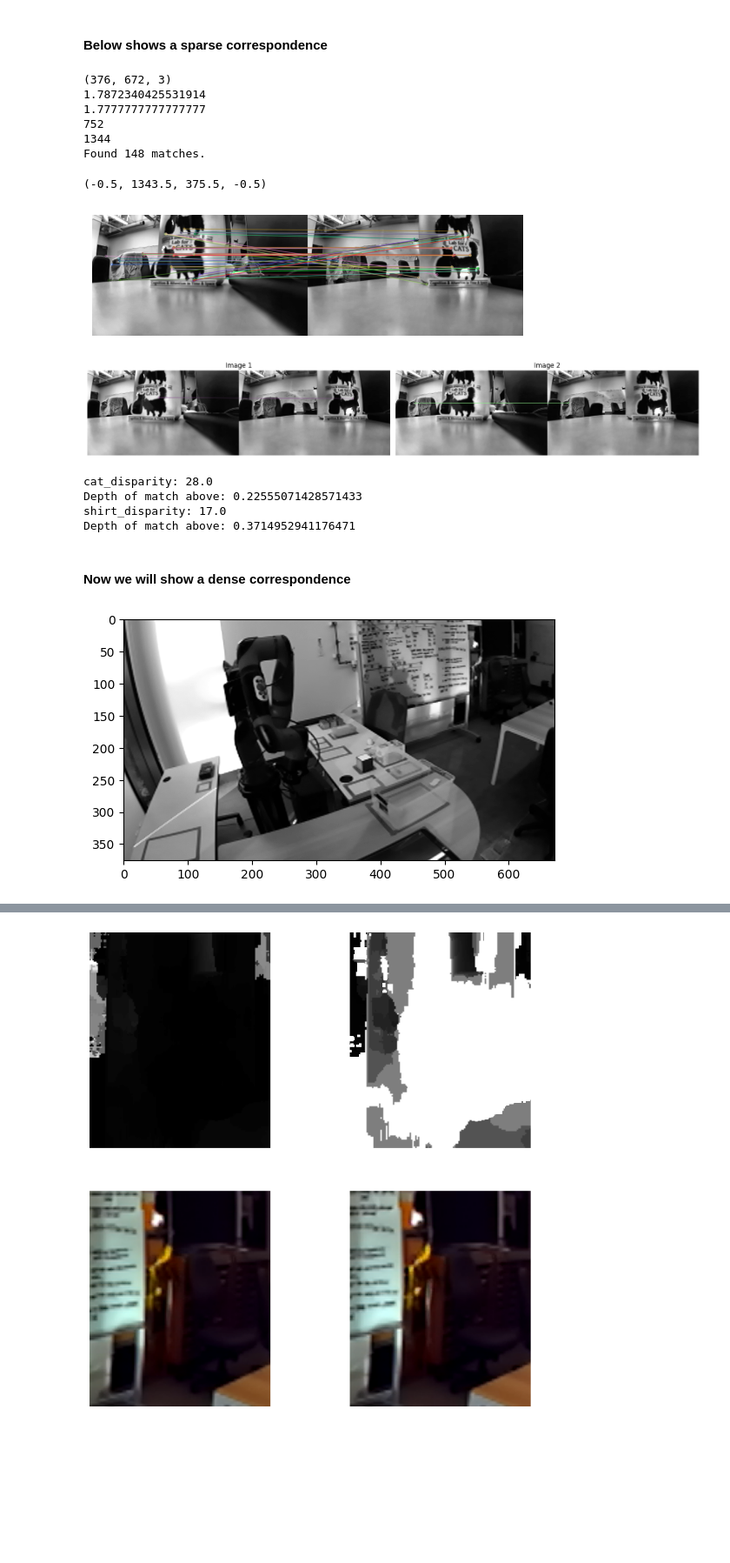
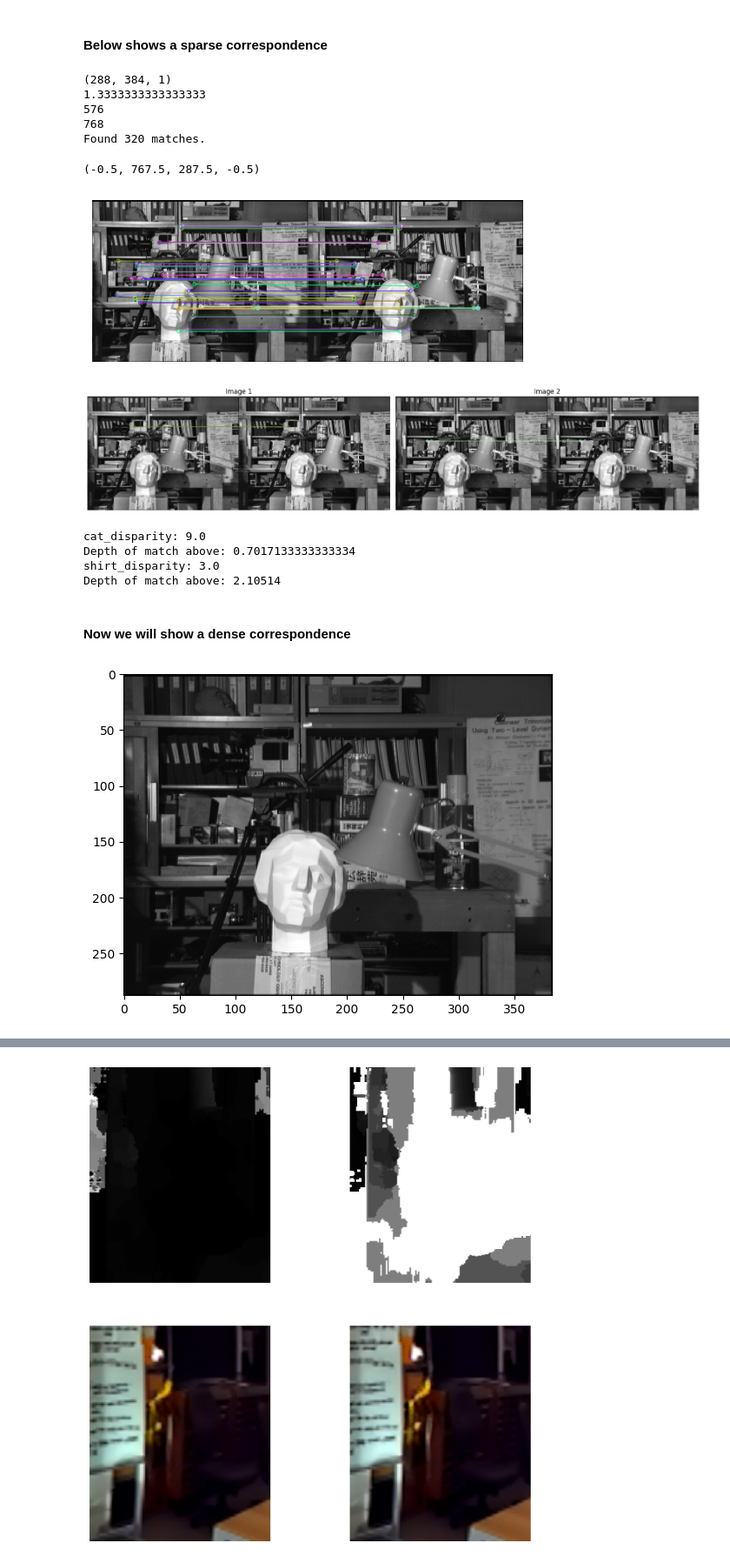
Before and after one commit to JoshuaG-K/stereo-camera-depth-tool, a Jupyter notebook: stereo-camera-depth.ipynb, the cells around one changed output, grey strips where cells are left out. Shown at 87% size. Drawn from its saved outputs; the diff is of its cells as text; code cells hidden in the pictures; blank space fills up the shorter version.

Commit message:
Tested tsukuba images and our SSD local window algorithm, found some resources for camera calibration and more depth algorithms

```diff
--- a/stereo-camera-depth.ipynb
+++ b/stereo-camera-depth.ipynb
@@ -148,8 +177,21 @@ def imload(impath):
 #### Below shows a sparse correspondence ####
 # %%
 # Get left and right image
-img_left, img_left_gray = imload("10cm_awayleft_images/left_img_10.png")
-img_right, img_right_gray = imload("10cm_awayright_images/right_img_10.png")
+useTsukuba = True
+if useTsukuba:
+    left_img_path = "tsukuba_images/tsukuba_l.png" # "10cm_awayleft_images/left_img_10.png"
+    right_img_path = "tsukuba_images/tsukuba_r.png" # "10cm_awayright_images/right_img_10.png"
+    img_left = cv2.imread(left_img_path)
+    img_right = cv2.imread(right_img_path)
+    img_left = np.delete(img_left, [1, 2], 2)
+    img_right = np.delete(img_right, [1, 2], 2)
+    img_left_gray = img_left
+    img_right_gray = img_right
+else:
+    left_img_path = "10cm_awayleft_images/left_img_10.png"
+    right_img_path = "10cm_awayright_images/right_img_10.png"
+    img_left, img_left_gray = imload(left_img_path)
+    img_right, img_right_gray = imload(right_img_path)
 
 # We per form histogram equalization on the images to make them sharper
 # clahe stands for contrast limited adaptive histogram equalization
@@ -168,41 +210,40 @@ descriptor = cv2.ORB_create()
 # keypoints are the actual points in the image
 # kps ar ethe actual points in the image
 # featuresL is an embedding that describes those points
 kpsL, featsL = descriptor.detectAndCompute(img_left_gray, None)
 kpsR, featsR = descriptor.detectAndCompute(img_right_gray, None)
 
 # NOw create the matcher and find matches
 matcher = cv2.BFMatcher(cv2.NORM_HAMMING, crossCheck=True)
 
 matches = matcher.match(featsR,featsL)
 
 print('Found ' + str(len(matches)) + ' matches.')
 
 # Next we draw the matches
 # Sort matches using lambda notation - lifted straight from Silva's code, because I can never remember this syntax
 sorted_matches = sorted(matches, key = lambda x:x.distance)
 
 # The number of matches to keep
 # Note that when finding the homography, we probably want a good number (~100 or so)
 # For visualization, we can always drop this way down to really get a clear look at what is being matched
 num_keep = 50
 
 matched_img = cv2.drawMatches(img_right_histEq, kpsR, img_left_histEq, kpsL, sorted_matches[:num_keep], None, flags=cv2.DrawMatchesFlags_NOT_DRAW_SINGLE_POINTS)
 
 plt.imshow(matched_img)
 plt.axis('off')
 
 # Now we just need some constants b, and f_x where b is the distance between cameras and f_x
 # is a camera intrinsic
 # %% [output]
-(376, 672, 3)
-1.7872340425531914
-1.7777777777777777
-752
-1344
-Found 148 matches.
+(288, 384, 1)
+1.3333333333333333
+576
+768
+Found 320 matches.
-(-0.5, 1343.5, 375.5, -0.5)
+(-0.5, 767.5, 287.5, -0.5)
-[figure, old version]
+[figure, new version]
 # %%
 # Now we get a correspondence from the sticker because that is 10cm away
 # The start to end range gives us a match that is on the object 10cm away
@@ -240,7 +281,7 @@ plt.tight_layout()
 # Show the plot
 plt.show()
 # %% [output]
-[figure, old version]
+[figure, new version]
 # %%
 # Now we will compute the depth using the camera intrinsics for the match above
 b = 63.1542 # In millimeters
@@ -263,10 +304,10 @@ print(f"Depth of match above: {depth}")
 
 # UofT slides: https://www.cs.toronto.edu/~fidler/slides/2015/CSC420/lecture12_hres.pdf
 # %% [output]
-cat_disparity: 28.0
-Depth of match above: 0.22555071428571433
-shirt_disparity: 17.0
-Depth of match above: 0.3714952941176471
+cat_disparity: 9.0
+Depth of match above: 0.7017133333333334
+shirt_disparity: 3.0
+Depth of match above: 2.10514
 # %% [markdown]
 #### Now we will show a dense correspondence ####
 # %%
@@ -403,7 +444,7 @@ def get_disparity(img_left, img_right, cost_function=cost_function, kernel_width
 plt.imshow(img_left_gray, cmap="gray")
 plt.show()
 # %% [output]
-[figure, old version]
+[figure, new version]
 # %%
 """So, going back to how stereo matching algorithms work, the above function does:
 1. matching cost computation: our cost function subtracting individual pixel values and squaring
```
Also changed, not shown: parts of 6 cells of this notebook, 8 other files.
